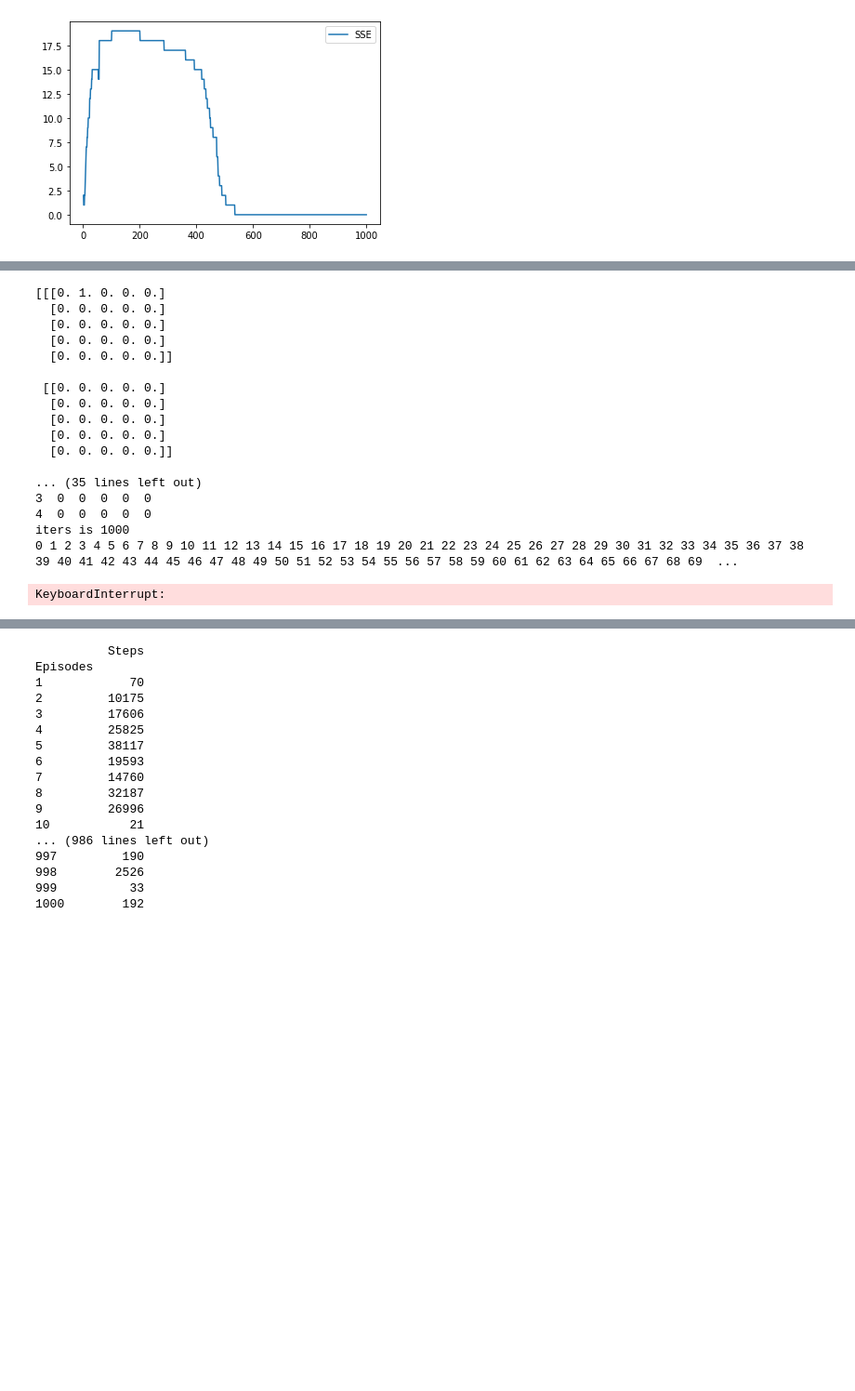
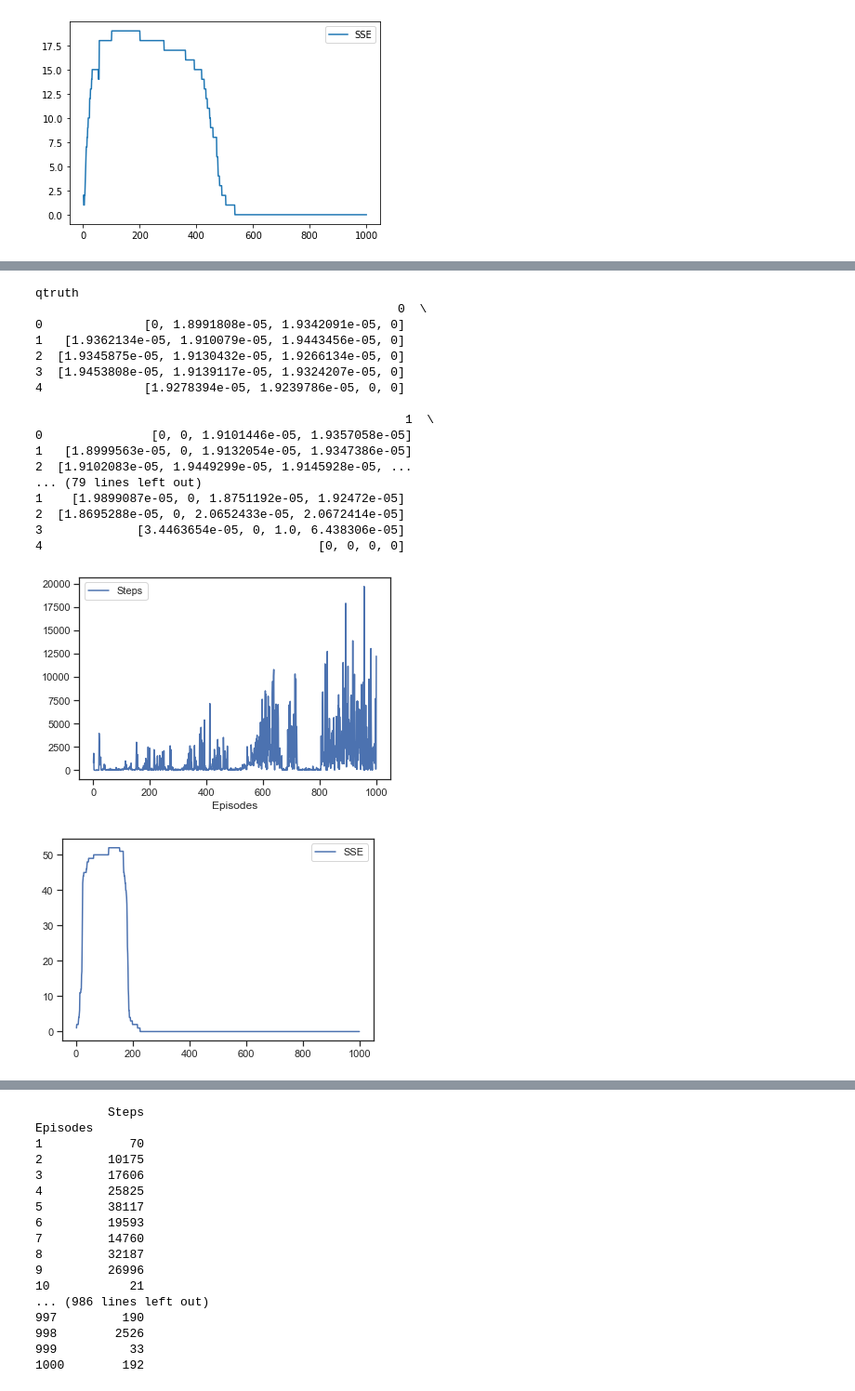
Before and after one commit to FreedomEclipse/GridWorldNN, a Jupyter notebook: gridworldNN.ipynb, the cells around one changed output, grey strips where cells are left out. Shown at 93% size. Drawn from its saved outputs; the diff is of its cells as text; code cells hidden in the pictures; blank space fills up the shorter version.

Commit message:
Complete, visualizations printed, needs cleaning

```diff
--- a/gridworldNN.ipynb
+++ b/gridworldNN.ipynb
@@ -1243,6 +1237,7 @@ print(grid.qtruth)
 # %%
 # NN alt chooser
 # QLearning Non-deterministic example with walls and one opening
+'''
 aRewards = [[4, 4, 100]]
 aTerminals = [[4, 4]]
 
@@ -1255,6 +1250,7 @@ grid.set_walls(innerwalls)
 
 setupState(aTerminals, None)
 print(grid.state)
+'''
 
 #print(grid.state)
 
@@ -1273,50 +1269,51 @@ runiters = [1000]
 for i in range(0, len(runiters)):
     print(i)
     nn = NN('mse', 0.9, 'sigmoid', 'sigmoid')
     m = nn.setupNN(4)
 
     grid.reset_showboard()
     player = Player(grid, [0, 0])
     charts = Charts(runiters[i])
 
     print(grid.show_board)
     print(player.policy)
 
     run(False, runiters[i], None, 0.1, False, 'ql', m, aTerminals, None)
 
     print(grid.show_board)
 
     player.detPolicyV()
 
     print(player.policy)
     print(player.qtable)
 
 qlsteps = charts.stepsGoal[:]
 qlsse = charts.sse[:]
 
 plt.figure()
 g1 = sns.lineplot(data=qlsteps)
 plt.figure()
 g2 = sns.lineplot(data=qlsse)
 # %% [output]
-[[[0. 1. 0. 0. 0.]
-  [0. 0. 0. 0. 0.]
-  [0. 0. 0. 0. 0.]
-  [0. 0. 0. 0. 0.]
-  [0. 0. 0. 0. 0.]]
+qtruth
+                                                  0  \
+0              [0, 1.8991808e-05, 1.9342091e-05, 0]
+1   [1.9362134e-05, 1.910079e-05, 1.9443456e-05, 0]
+2  [1.9345875e-05, 1.9130432e-05, 1.9266134e-05, 0]
+3  [1.9453808e-05, 1.9139117e-05, 1.9324207e-05, 0]
+4              [1.9278394e-05, 1.9239786e-05, 0, 0]
 
- [[0. 0. 0. 0. 0.]
-  [0. 0. 0. 0. 0.]
-  [0. 0. 0. 0. 0.]
-  [0. 0. 0. 0. 0.]
-  [0. 0. 0. 0. 0.]]
-
-... (35 lines left out)
-3  0  0  0  0  0
-4  0  0  0  0  0
-iters is 1000
-0 1 2 3 4 5 6 7 8 9 10 11 12 13 14 15 16 17 18 19 20 21 22 23 24 25 26 27 28 29 30 31 32 33 34 35 36 37 38 39 40 41 42 43 44 45 46 47 48 49 50 51 52 53 54 55 56 57 58 59 60 61 62 63 64 65 66 67 68 69  ...
+                                                   1  \
+0               [0, 0, 1.9101446e-05, 1.9357058e-05]
+1   [1.8999563e-05, 0, 1.9132054e-05, 1.9347386e-05]
+2  [1.9102083e-05, 1.9449299e-05, 1.9145928e-05, ...
+... (79 lines left out)
+1    [1.9899087e-05, 0, 1.8751192e-05, 1.92472e-05]
+2  [1.8695288e-05, 0, 2.0652433e-05, 2.0672414e-05]
+3             [3.4463654e-05, 0, 1.0, 6.438306e-05]
+4                                      [0, 0, 0, 0]
-KeyboardInterrupt:
+[figure, added]
+[figure, added]
 # %%
 # SARSA with wall with one opening
 # predefined policy, not optimal
```
Also changed, not shown: parts of 21 cells of this notebook.
